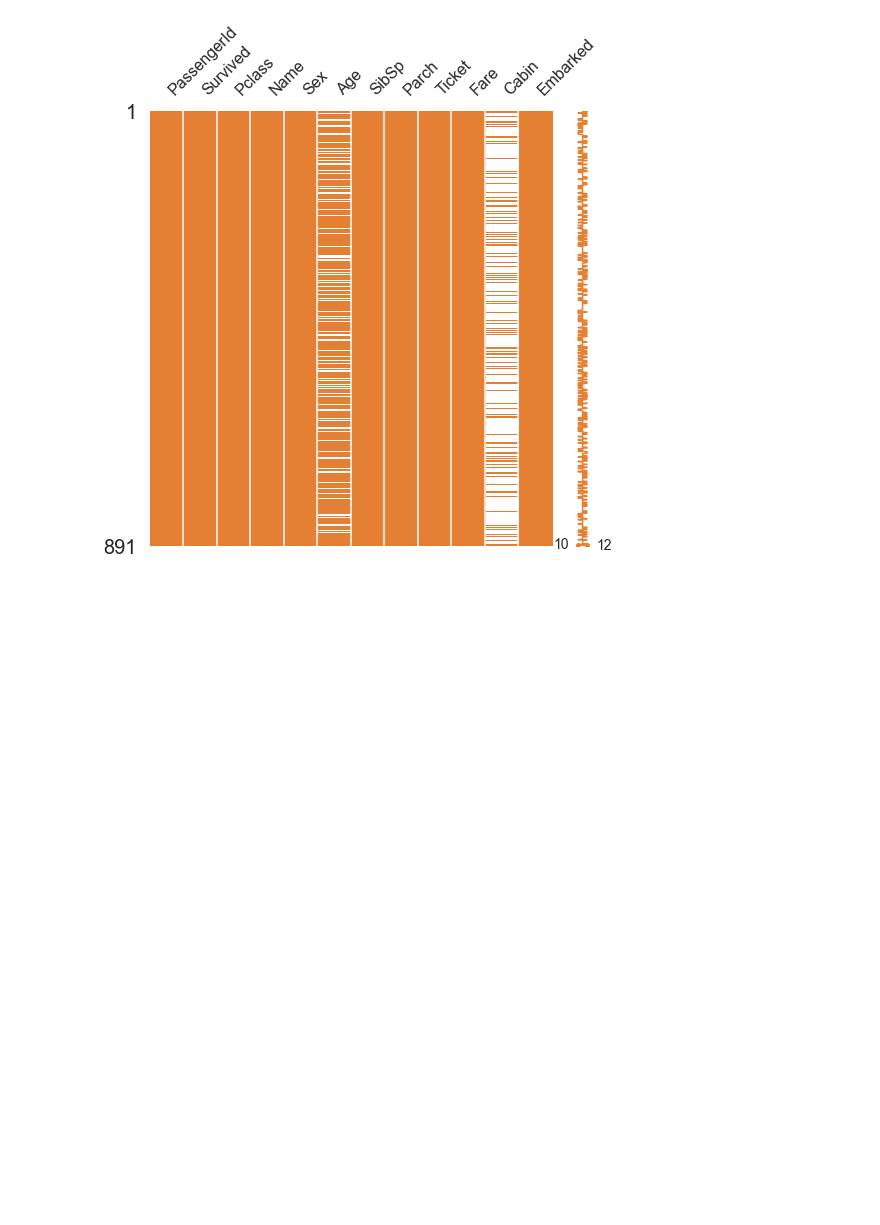
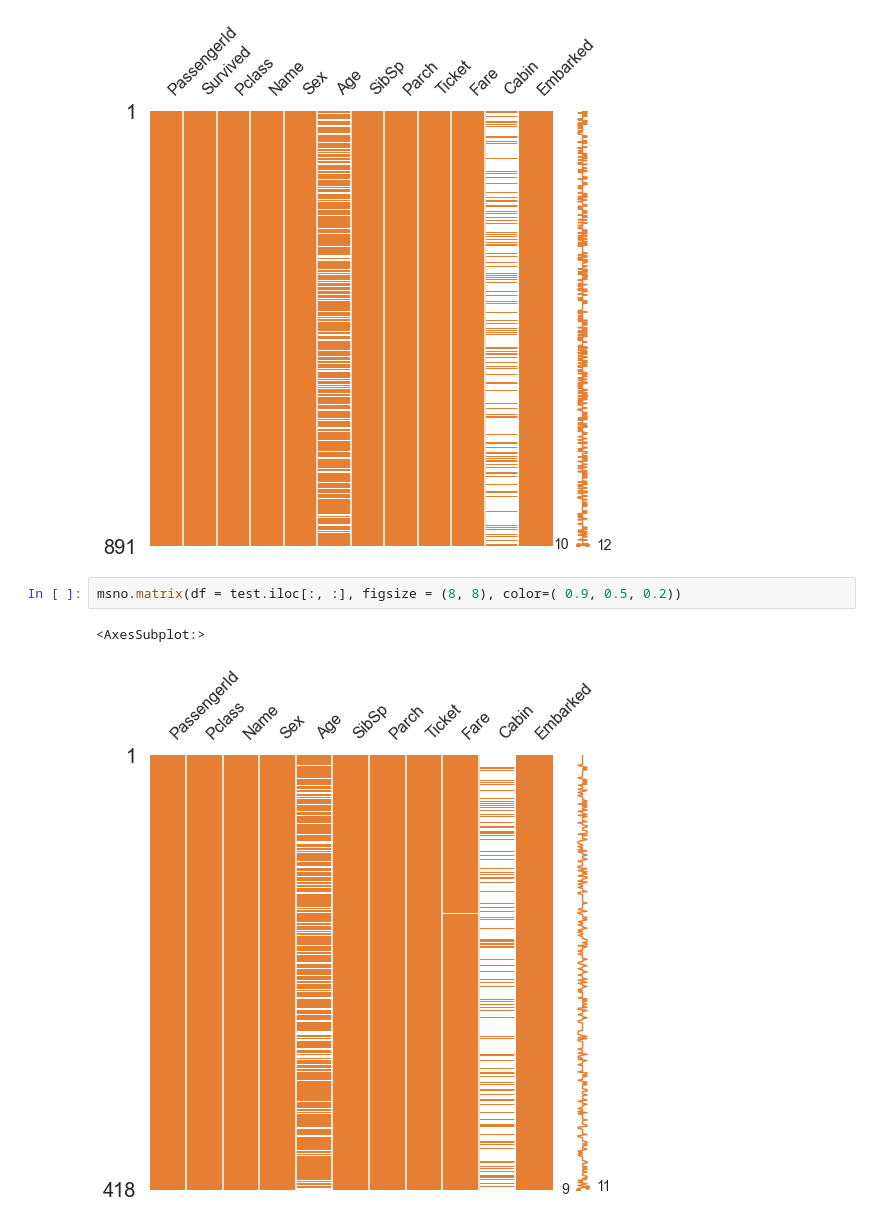
Before and after one commit to DominKim/kaggle_practice, a Jupyter notebook: Step01_Titanic.ipynb, the cells around one changed output. Drawn from its saved outputs; the diff is of its cells as text; blank space fills up the shorter version.

```diff
--- a/Step01_Titanic.ipynb
+++ b/Step01_Titanic.ipynb
@@ -60,3 +87,8 @@ msno.matrix(df = train.iloc[:, :], figsize = (8, 8), color=( 0.9, 0.5, 0.2))
 # %% [output]
 <AxesSubplot:>
 [figure]
+# %%
+msno.matrix(df = test.iloc[:, :], figsize = (8, 8), color=( 0.9, 0.5, 0.2))
+# %% [output]
+<AxesSubplot:>
+[figure, added]
```
Also changed, not shown: parts of 17 cells of this notebook.
